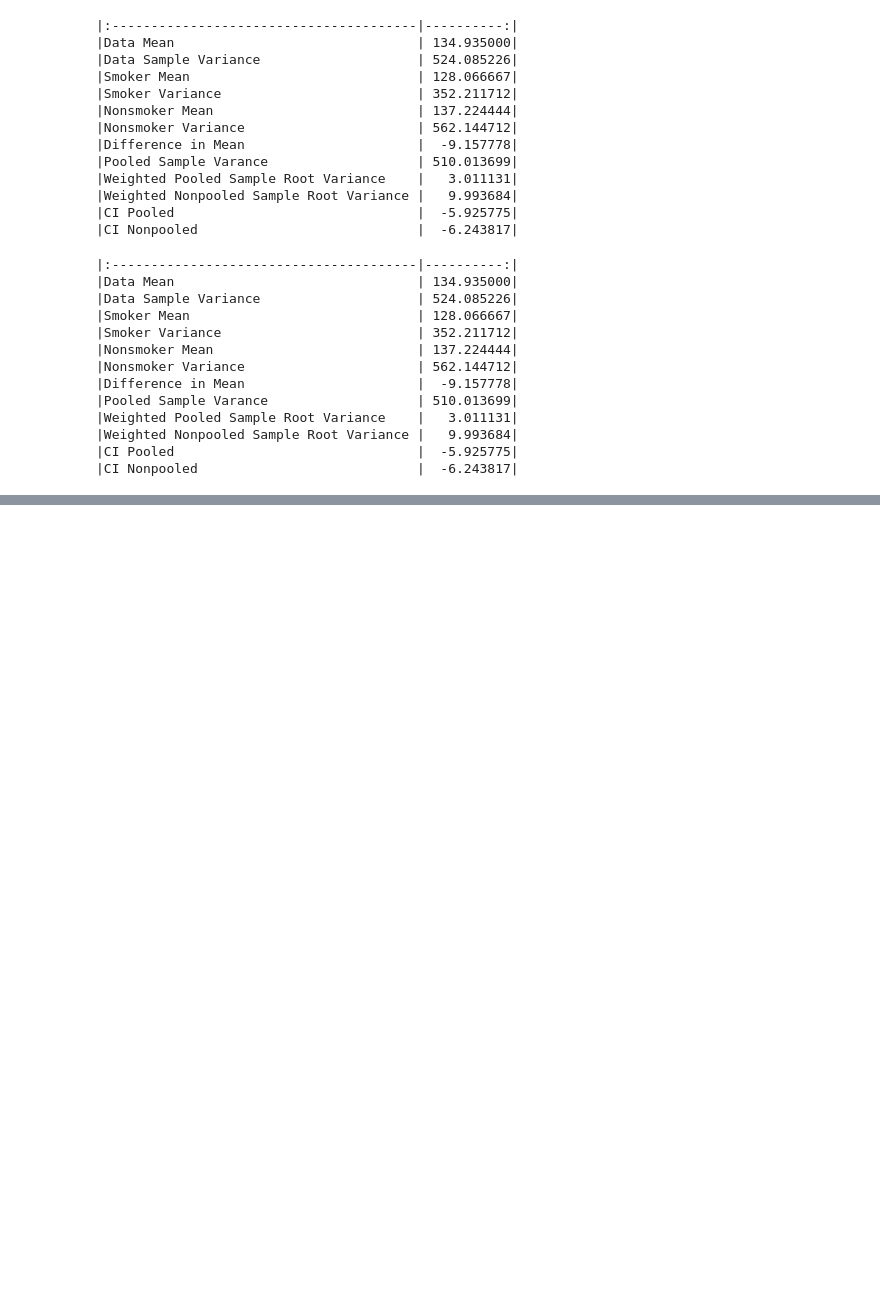
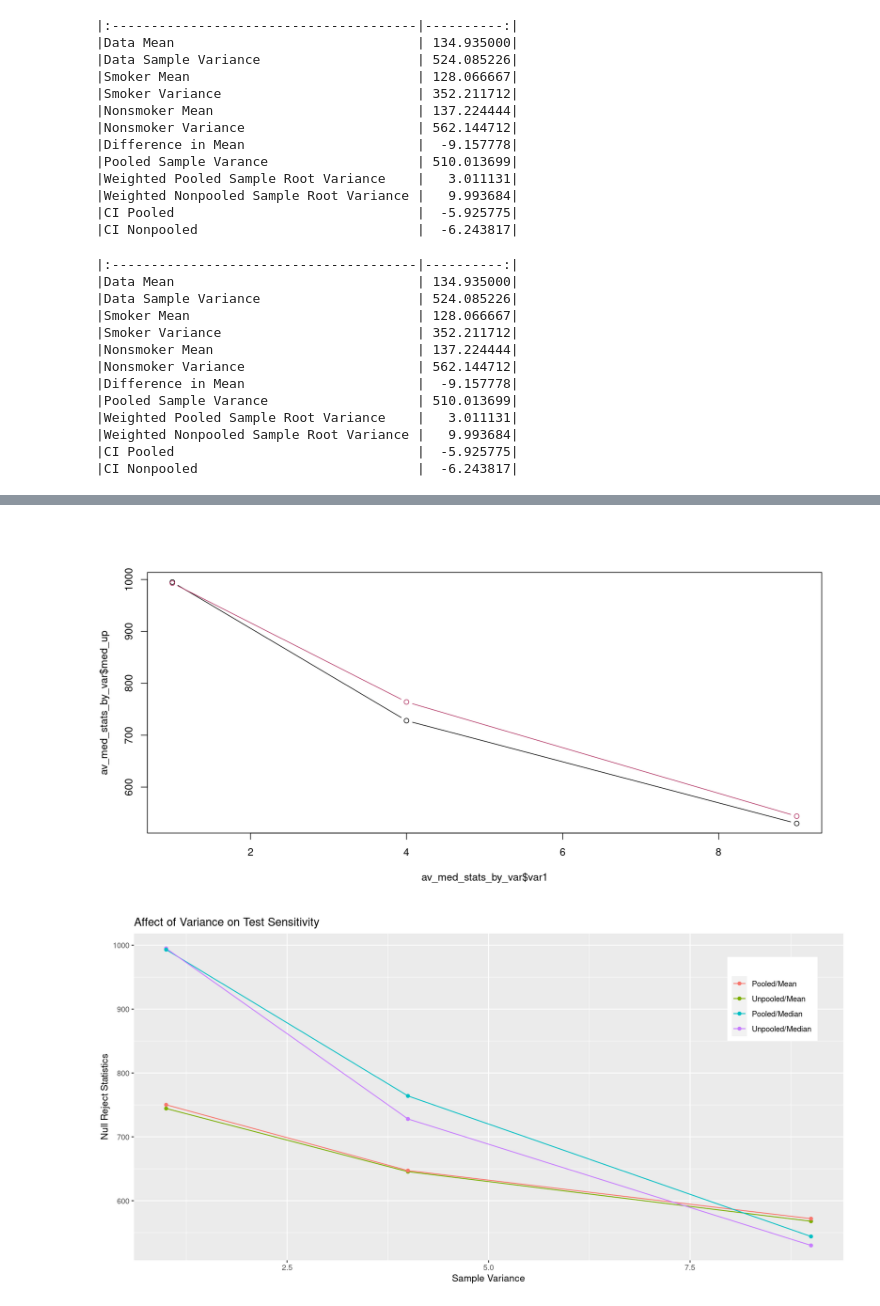
Before and after one commit to hkopanski/502_final_project, a Jupyter notebook: 502_Project.ipynb, the cells around one changed output, grey strips where cells are left out. Saved outputs shown, nothing was run; the diff lists cells and outputs as text; code cells hidden in the pictures; blank space fills up the shorter version.

```diff
--- a/502_Project.ipynb
+++ b/502_Project.ipynb
@@ -1237,0 +1317,18 @@ d %>% knitr::kable()
+# %%
+plot(av_med_stats_by_var$var1, av_med_stats_by_var$med_up, type = 'b')
+points(av_med_stats_by_var$var1, av_med_stats_by_var$med_po, type = 'b', col = "maroon")
+
+
+av_med_stats_by_var %>% gather(key = "stat", value = "calc", avg_up:med_po) %>%
+                         ggplot() + geom_line(aes(x = var1, y = calc, color = stat)) +
+                                    geom_point(aes(x = var1, y = calc, color = stat)) + xlab("Sample Variance") +
+                                    ylab("Null Reject Statistics") + ggtitle("Affect of Variance on Test Sensitivity") +
+                                    theme(legend.position = c(0.9, 0.8)) +
+                                    scale_color_discrete(name = "",
+                                                         labels = c("Pooled/Mean",
+                                                                    "Unpooled/Mean",
+                                                                    "Pooled/Median",
+                                                                    "Unpooled/Median"))
+# %% [output]
+[figure, added]
+[figure, added]
```
Also changed, not shown: parts of 7 cells of this notebook, 3 other files.
